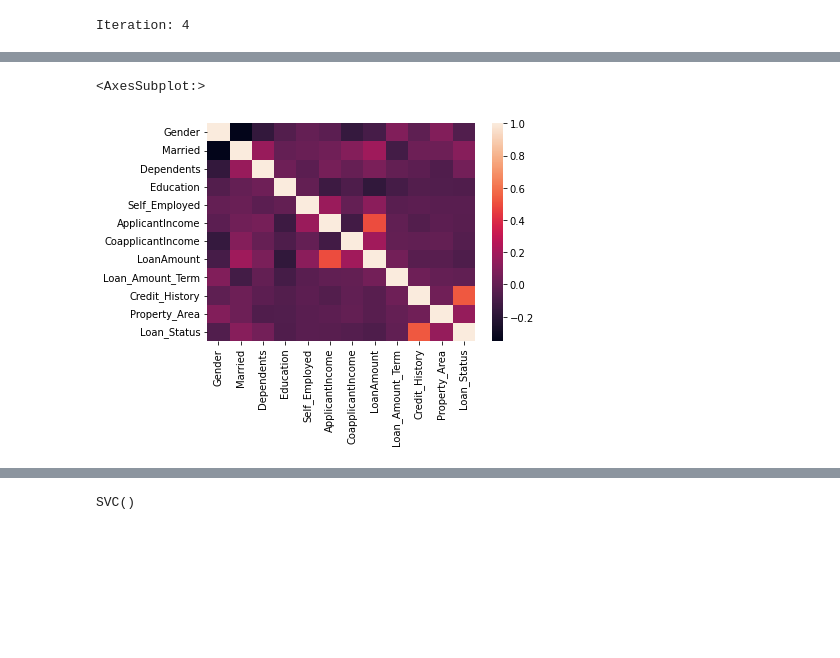
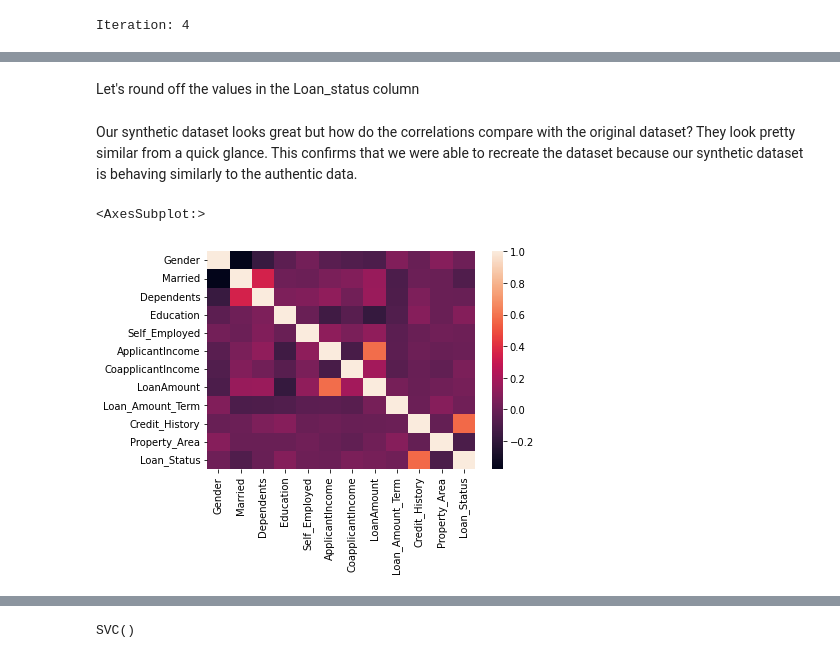
Before and after one commit to avedmala/data-gen, a Jupyter notebook: main.ipynb, the cells around one changed output, grey strips where cells are left out. Cells and saved outputs as stored; diff of their text form; code cells hidden in the pictures; blank space fills up the shorter version.

```diff
--- a/main.ipynb
+++ b/main.ipynb
@@ -217,6 +213,0 @@ Loan_Status 0
-# %%
-data['Gender'].fillna(data['Gender'].mode()[0],inplace=True)
-data['Married'].fillna(data['Married'].mode()[0],inplace=True)
-data['Dependents'].fillna(data['Dependents'].mode()[0],inplace=True)
-data['Self_Employed'].fillna(data['Self_Employed'].mode()[0],inplace=True)
-data['Credit_History'].fillna(data['Credit_History'].mode()[0],inplace=True)
@@ -239,3 +236,5 @@ The correlation value is 9.777050574767632 and the y-intercept is 2489.441727222
+# %%
+data = data.replace({np.nan: None})
 # %%
 for var in cat_vars:
     print(data[var].unique().tolist())
@@ -255,6 +256,7 @@ for cat_var in cat_vars:
     for i, var in enumerate(data[cat_var].unique().tolist()):
         hot_encode[var] = i
 
-hot_encode[np.nan] = np.nan
+# Keeping the missing values so we can impute them later
+hot_encode[None] = None
 hot_encode
 # %% [output]
@@ -427,0 +461,2 @@ new_data
+# %% [markdown]
+Let's round off the values in the Loan_status column
@@ -428,8 +465,10 @@ new_data
+# %% [markdown]
+Our synthetic dataset looks great but how do the correlations compare with the original dataset? They look pretty similar from a quick glance. This confirms that we were able to recreate the dataset because our synthetic dataset is behaving similarly to the authentic data.
 # %%
-sns.heatmap(data.corr())
+sns.heatmap(data_imputed.corr())
 # %% [output]
 <AxesSubplot:>
-[figure, old version]
+[figure, new version]
 # %%
 sns.heatmap(new_data.corr())
 # %% [output]
```
Also changed, not shown: parts of 57 cells of this notebook, 1 other file.
